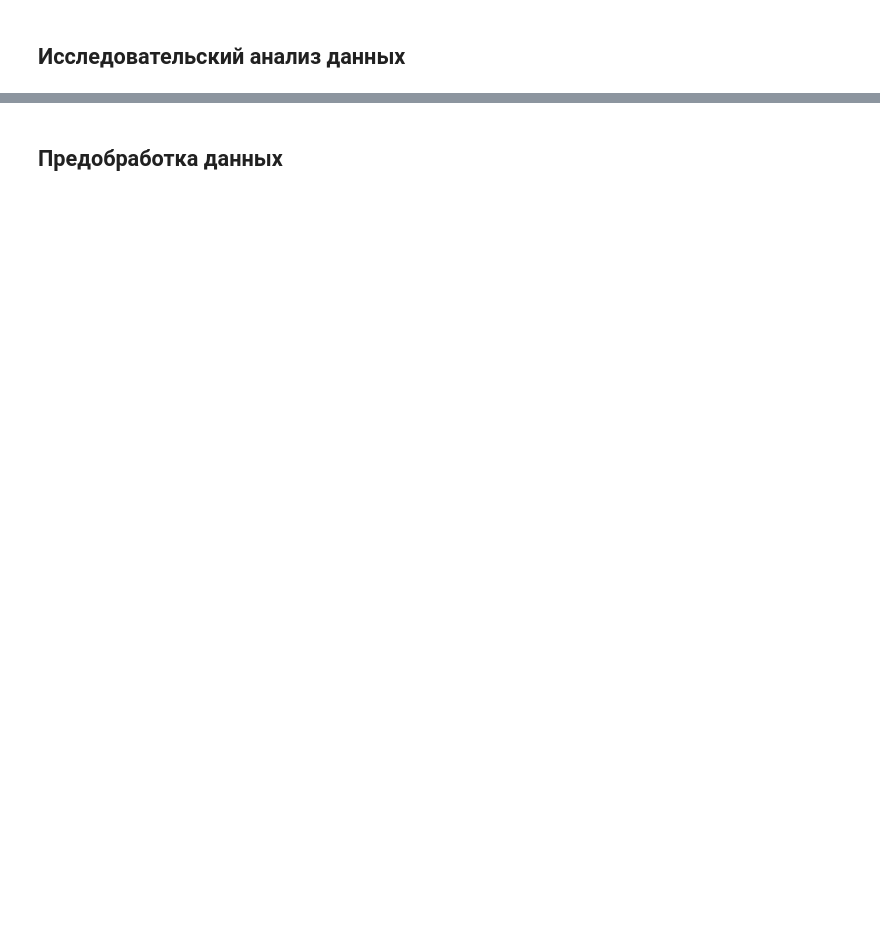
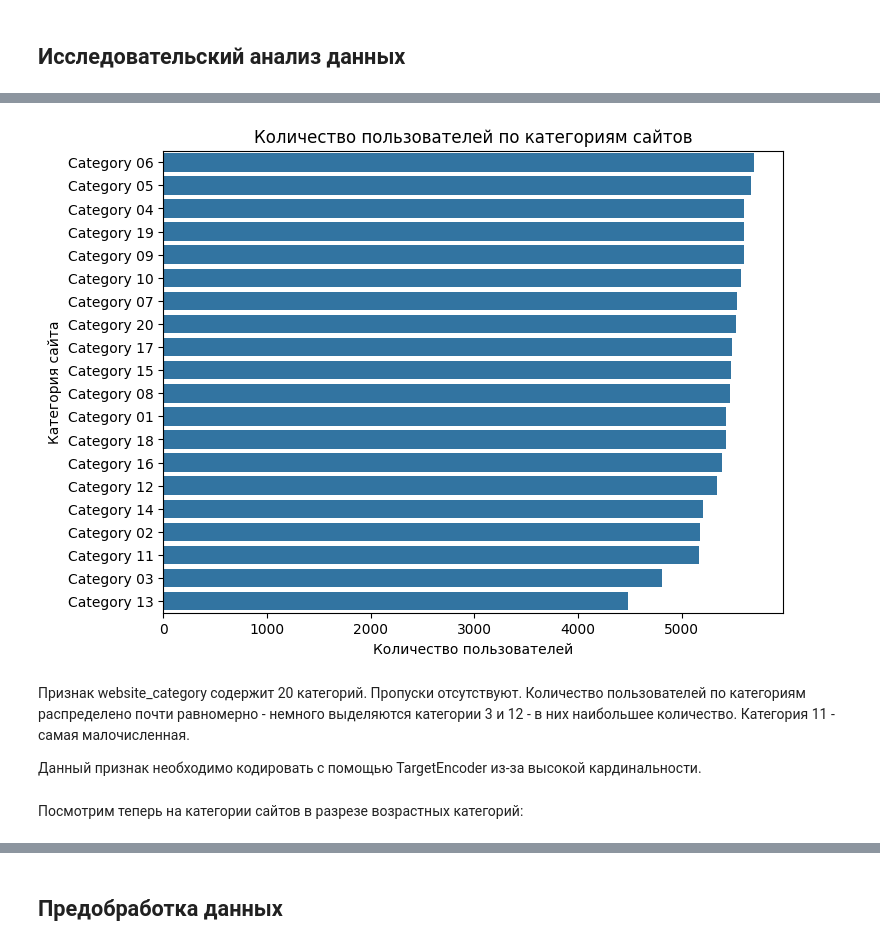
Before and after one commit to nikolai/practicum-user-age-classification, a Jupyter notebook: user_age_classification.ipynb, the cells around one changed output, grey strips where cells are left out. Cells and saved outputs as stored; diff of their text form; code cells hidden in the pictures; blank space fills up the shorter version.

```diff
--- a/user_age_classification.ipynb
+++ b/user_age_classification.ipynb
@@ -217,0 +846,5 @@ df_cloud_usage = load_dataset(
+# %%
+users_by_website_cat = df_visits.groupby(['website_category']) \
+    .agg(users_count=('user_id', 'nunique')) \
+    .reset_index()
+users_by_website_cat
@@ -217,0 +869,22 @@ df_cloud_usage = load_dataset(
+# %%
+fig, ax = plt.subplots(figsize=(8, 6))
+sns.barplot(
+    data=users_by_website_cat.sort_values('users_count', ascending=False),
+    y='website_category',
+    x='users_count',
+    orient='h',
+)
+ax.set(
+    title='Количество пользователей по категориям сайтов',
+    ylabel='Категория сайта',
+    xlabel='Количество пользователей',
+)
+plt.show()
+# %% [output]
+[figure, added]
+# %% [markdown]
+Признак website_category содержит 20 категорий. Пропуски отсутствуют. Количество пользователей по категориям распределено почти равномерно - немного выделяются категории 3 и 12 - в них наибольшее количество. Категория 11 - самая малочисленная.
+
+Данный признак необходимо кодировать с помощью TargetEncoder из-за высокой кардинальности.
+# %% [markdown]
+Посмотрим теперь на категории сайтов в разрезе возрастных категорий:
```
Also changed, not shown: parts of 178 cells of this notebook, 1 other file.
